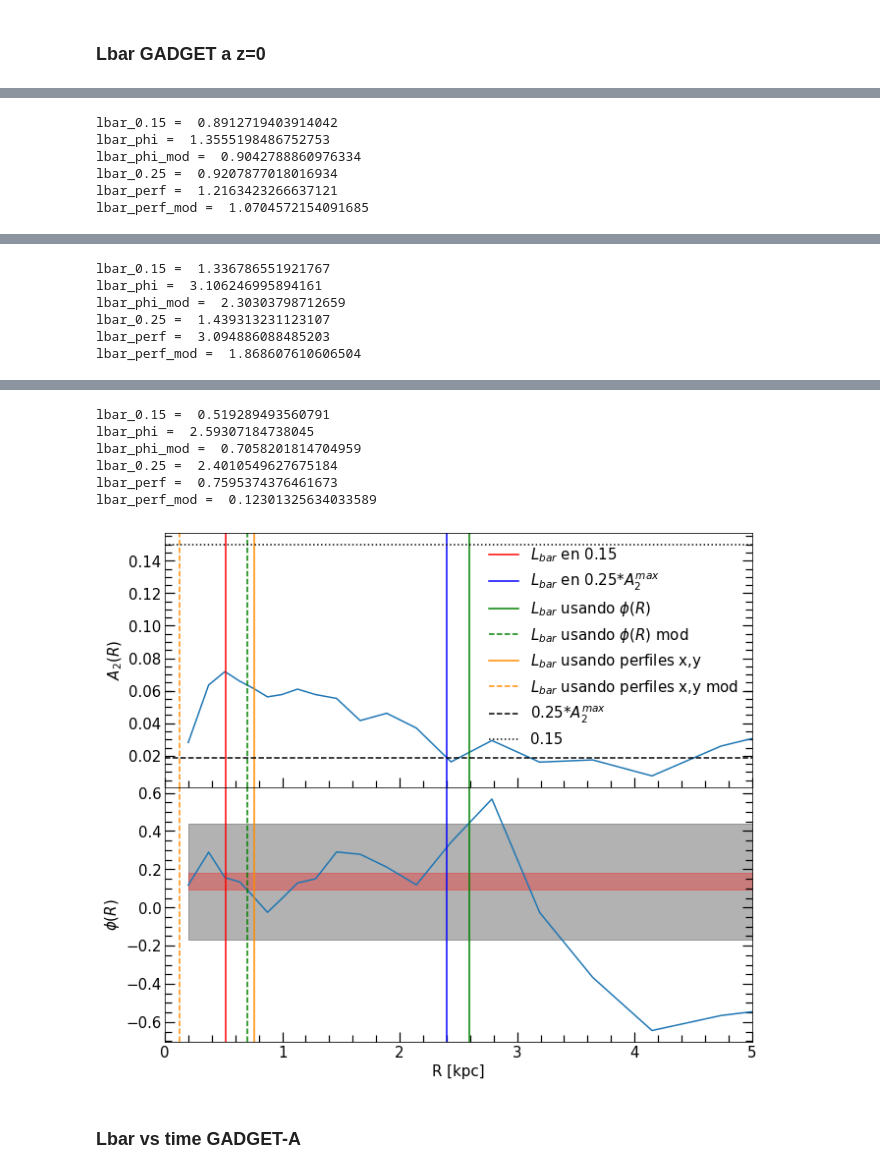
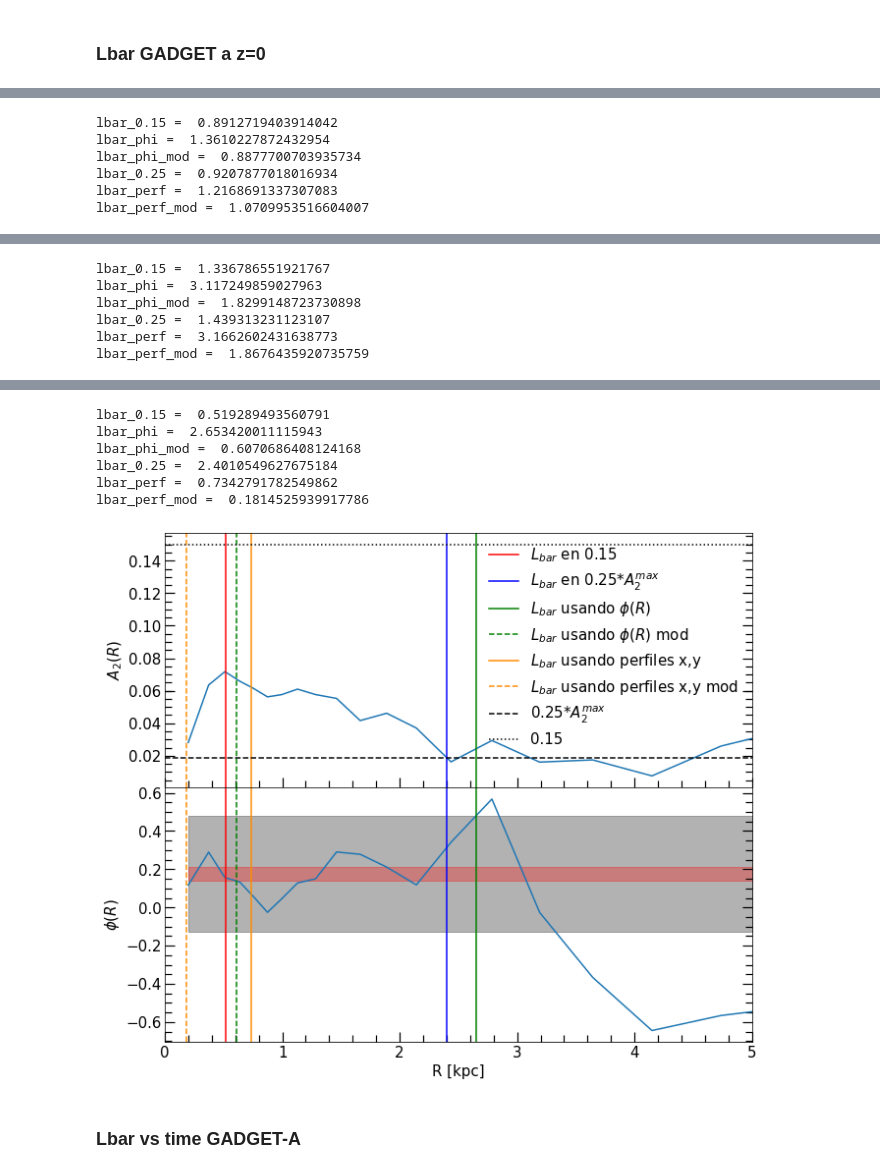
Before and after one commit to ornemarioni/Barras_GdGs, a Jupyter notebook: Barras_Gd/programs/lbar_simulaciones_referee.ipynb, the cells around one changed output, grey strips where cells are left out. Drawn from its saved outputs; the diff is of its cells as text; code cells hidden in the pictures.

```diff
--- a/Barras_Gd/programs/lbar_simulaciones_referee.ipynb
+++ b/Barras_Gd/programs/lbar_simulaciones_referee.ipynb
@@ -149,7 +149,7 @@ for i in halos:
     corte2, = np.where(r<6.*aexp[isnap])
 
     A2, phi, rbin = strng.a2(mstr[corte2], xn[corte2], yn[corte2], 20)
-    A2max, rmax, phimax = strng.a2max(mstr[corte1], xn[corte1], yn[corte1], 20)
+    A2max, rmax, phimax,phimed = strng.a2max(mstr[corte1], xn[corte1], yn[corte1], 20)
     #     A2_2, phi, rbin2 = strng.a2(mstr[corte1], xn[corte1], yn[corte1], 20)
 
     #---lbar 1 ----------------------------------------------------------------------
@@ -180,7 +180,7 @@ for i in halos:
 
     print 'lbar_phi = ', lbar2
 
-    angulo2 = 0.044
+    angulo2 = 0.035
     limit2, = np.where(rest>np.arcsin(angulo2))
 
     lbar5 = point[limit2][0]
@@ -262,11 +262,11 @@ for i in halos:
     ax[0].set_xlim(0,5)
     ax[0].legend(fontsize=15,frameon=False)
 
-    line1 = phimax + np.arcsin(angulo)
-    line2 = phimax - np.arcsin(angulo)
+    line1 = phimed + np.arcsin(angulo)
+    line2 = phimed - np.arcsin(angulo)
 
-    line1_ = phimax + np.arcsin(angulo2)
-    line2_ = phimax - np.arcsin(angulo2)
+    line1_ = phimed + np.arcsin(angulo2)
+    line2_ = phimed - np.arcsin(angulo2)
     ax[1].plot(rbin,phi)
     ax[1].axvline(x=lbar1,color='r')
     ax[1].axvline(x=lbar3,color='b')
@@ -413,7 +413,7 @@ for i in halos:
     corte2, = np.where(r<6.*aexp)
 
     A2, phi, rbin = strng.a2(mstr[corte2], xn[corte2], yn[corte2], 20)
-    A2max, rmax, phimax = strng.a2max(mstr[corte1], xn[corte1], yn[corte1], 20)
+    A2max, rmax, phimax,phimed = strng.a2max(mstr[corte1], xn[corte1], yn[corte1], 20)
 
 
     #---lbar 1 ----------------------------------------------------------------------
@@ -435,14 +435,14 @@ for i in halos:
 
 #     angulo=0.087
     angulo=0.3
-    rest = np.abs(phi_int(point)-phimax)
+    rest = np.abs(phi_int(point)-phimed)
     limit, = np.where(rest>np.arcsin(angulo))
 
     lbar2 = point[limit][0]
 
     print 'lbar_phi = ', lbar2
 
-    angulo2 = 0.044
+    angulo2 = 0.035
     limit2, = np.where(rest>np.arcsin(angulo2))
 
     lbar5 = point[limit2][0]
@@ -463,8 +463,8 @@ for i in halos:
     print 'lbar_0.25 = ', lbar3
 
     #---lbar 4 ----------------------------------------------------------------------
-    xx = xn*np.cos(phimax)  + yn*np.sin(phimax)
-    yy = xn*-np.sin(phimax) + yn*np.cos(phimax)
+    xx = xn*np.cos(phimed)  + yn*np.sin(phimed)
+    yy = xn*-np.sin(phimed) + yn*np.cos(phimed)
     zz = zn
 
     R = np.sqrt(xx**2 + yy**2)
@@ -523,11 +523,11 @@ for i in halos:
     ax[0].set_xlim(0,5)
     ax[0].legend(fontsize=15,frameon=False)
 
-    line1 = phimax + np.arcsin(angulo)
-    line2 = phimax - np.arcsin(angulo)
+    line1 = phimed + np.arcsin(angulo)
+    line2 = phimed - np.arcsin(angulo)
 
-    line1_ = phimax + np.arcsin(angulo2)
-    line2_ = phimax - np.arcsin(angulo2)
+    line1_ = phimed + np.arcsin(angulo2)
+    line2_ = phimed - np.arcsin(angulo2)
     ax[1].plot(rbin,phi)
     ax[1].axvline(x=lbar1,color='r')
     ax[1].axvline(x=lbar3,color='b')
@@ -554,15 +554,15 @@ for i in halos:
 # archivo.close()
 # %% [output]
 lbar_0.15 =  0.8912719403914042
-lbar_phi =  1.3555198486752753
-lbar_phi_mod =  0.9042788860976334
+lbar_phi =  1.3610227872432954
+lbar_phi_mod =  0.8877700703935734
 lbar_0.25 =  0.9207877018016934
-lbar_perf =  1.2163423266637121
-lbar_perf_mod =  1.0704572154091685
+lbar_perf =  1.2168691337307083
+lbar_perf_mod =  1.0709953516604007
 [figure]
 lbar_0.15 =  1.336786551921767
-lbar_phi =  3.106246995894161
-lbar_phi_mod =  2.30303798712659
+lbar_phi =  3.117249859027963
+lbar_phi_mod =  1.8299148723730898
 lbar_0.25 =  1.439313231123107
-lbar_perf =  3.094886088485203
-lbar_perf_mod =  1.868607610606504
+lbar_perf =  3.1662602431638773
+lbar_perf_mod =  1.8676435920735759
@@ -570,10 +570,10 @@ lbar_perf_mod =  1.868607610606504
 lbar_0.15 =  0.519289493560791
-lbar_phi =  2.59307184738045
-lbar_phi_mod =  0.7058201814704959
+lbar_phi =  2.653420011115943
+lbar_phi_mod =  0.6070686408124168
 lbar_0.25 =  2.4010549627675184
-lbar_perf =  0.7595374376461673
-lbar_perf_mod =  0.12301325634033589
+lbar_perf =  0.7342791782549862
+lbar_perf_mod =  0.1814525939917786
-[figure, old version]
+[figure, new version]
 # %% [markdown]
 ### Lbar vs time GADGET-A
 # %%
```
Also changed, not shown: parts of 10 cells of this notebook, 7 other files.
